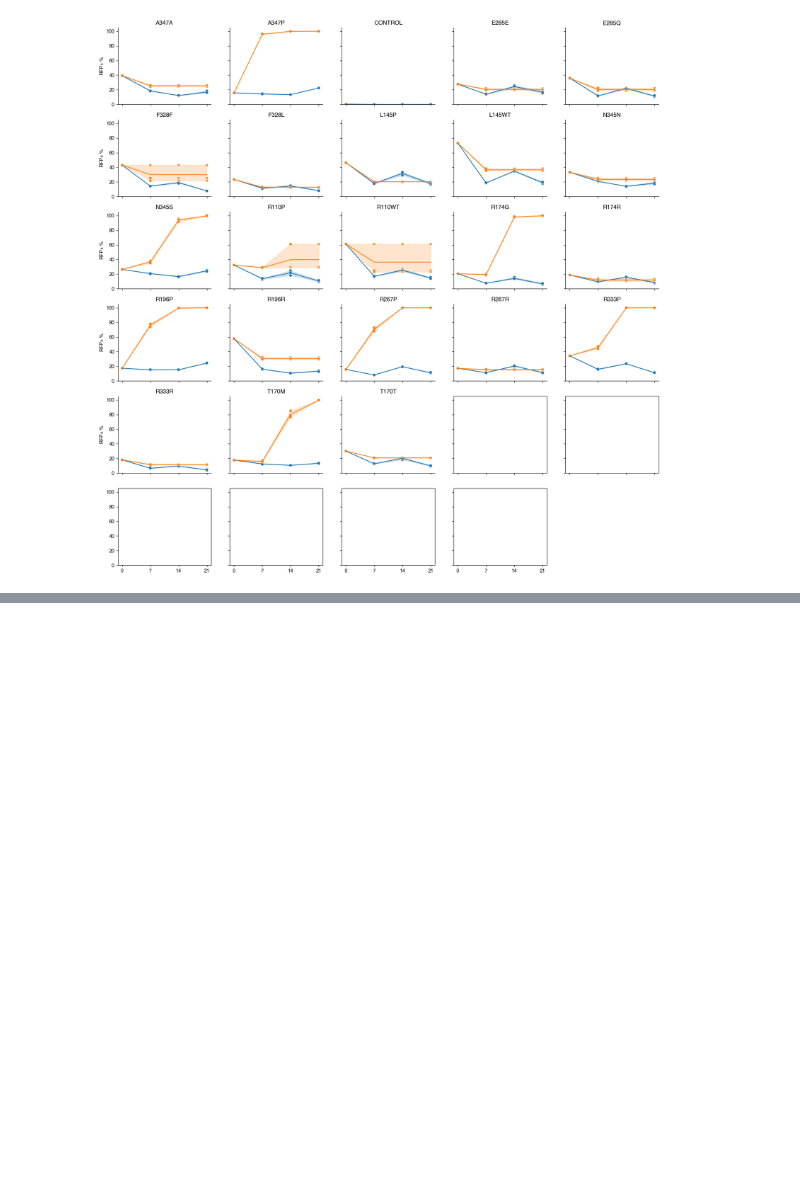
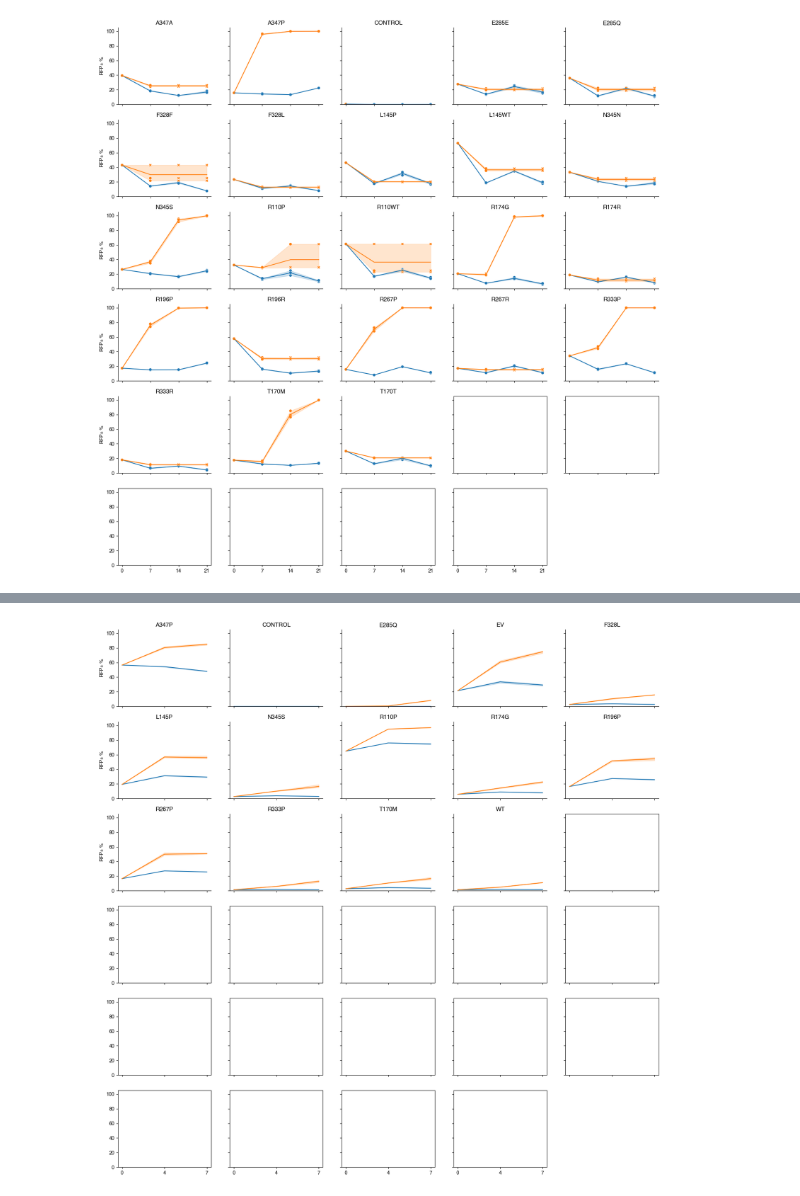
Before and after one commit to samgould2/p53-prime-editing-sensor, a Jupyter notebook: figure6.ipynb, the cells around one changed output, grey strips where cells are left out. Drawn from its saved outputs; the diff is of its cells as text; code cells hidden in the pictures; blank space fills up the shorter version.

```diff
--- a/figure6.ipynb
+++ b/figure6.ipynb
@@ -774,0 +806,11 @@ fig.delaxes(ax[5][4])
+# %%
+l2 = [  'cDNA-day0-T0.csv',
+ 'cDNA_t1_day3-T1-plate.csv',
+ 'cDNA_t2_day7-T2-plate.csv']
+
+matching = [None,
+            'A549-PEmax-p53ODmuts-cDNA-WellplateSetup.csv',
+            'A549-PEmax-p53ODmuts-cDNA-WellplateSetup.csv']
+
+match_df_cdna = pd.DataFrame(dict(zip(['file', 'template'], [l2, matching])))
+match_df_cdna
@@ -774,0 +890,4 @@ fig.delaxes(ax[5][4])
+# %%
+
+t0_df = pd.read_csv(f'{fp1}/cDNA-day0-T0.csv')
+cdna = read_samples(t0_df, match_df_cdna[1:])
@@ -774,0 +915,33 @@ fig.delaxes(ax[5][4])
+# %%
+plot_df = cdna
+
+#and plotting
+s1 = np.unique(plot_df['cDNA Identity'])
+samp_dict = dict(zip(list(range(1, len(s1)+1)), s1))
+
+fig, ax = plt.subplots(6,5, figsize=(20,20), sharex=True, sharey=True)
+for i in range(6):
+    for k in range(5):
+        row = i%6
+        col = k
+        sample_num = k +1+ i*5
+        if sample_num<=len(s1):
+            sns.lineplot(data = plot_df[plot_df['cDNA Identity']==samp_dict[sample_num]], x='Timepoint', y='RFP+ %', hue='Treatment', ax = ax[row][col], legend=False)
+            #sns.scatterplot(data = plot_df[plot_df['cDNA Identity']==samp_dict[sample_num]], x='Timepoint', y='RFP+ %', hue='Treatment', style = 'Corrected', markers=['o', 'X'], ax = ax[row][col], legend=False)
+            if sample_num<=29:
+                tit = samp_dict[sample_num]
+                ax[row][col].set_title(tit)
+                ax[row][col].spines['top'].set_visible(False)
+                ax[row][col].spines['right'].set_visible(False)
+
+            else:
+                continue
+        else:
+            continue
+
+ax[0][0].set_xticks([0,1,2])
+ax[0][0].set_xticklabels([0,4,7,])
+ax[0][0].set_ylim(0,105)
+fig.delaxes(ax[5][4])
+# %% [output]
+[figure, added]
```
Also changed, not shown: parts of 32 cells of this notebook, 2 other files.
